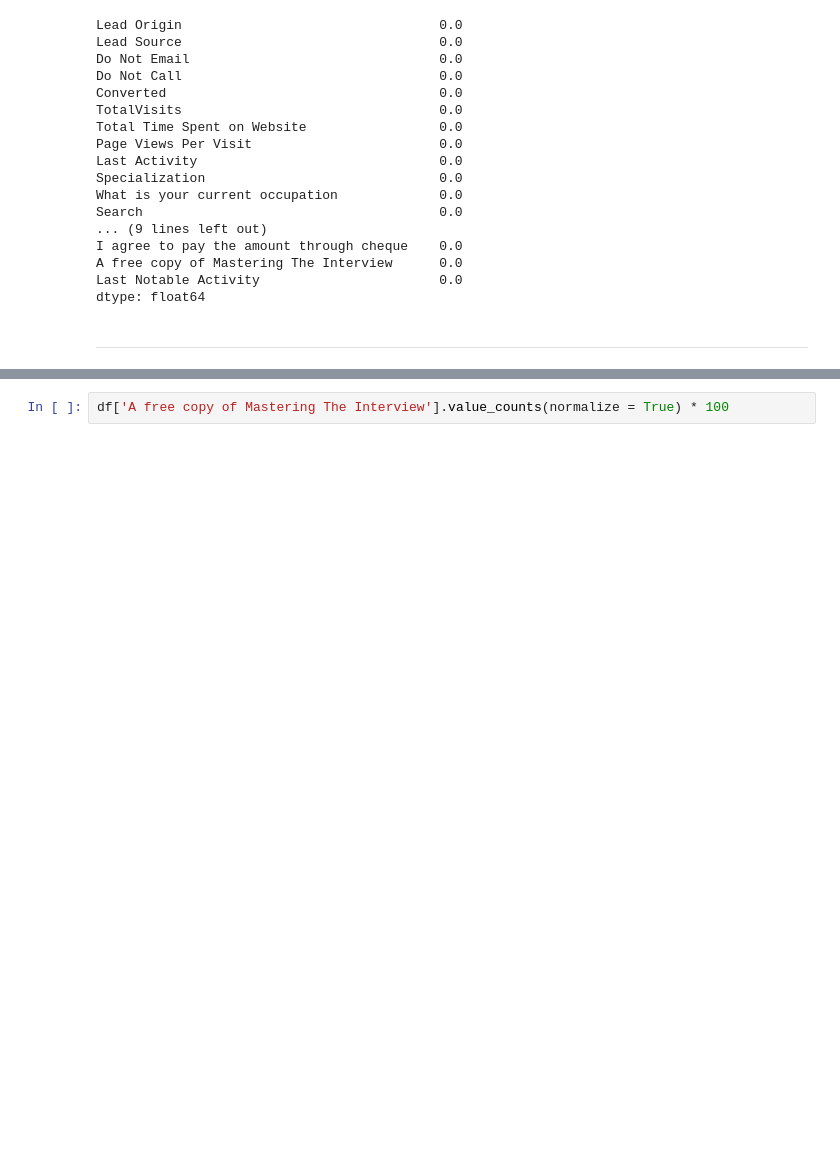
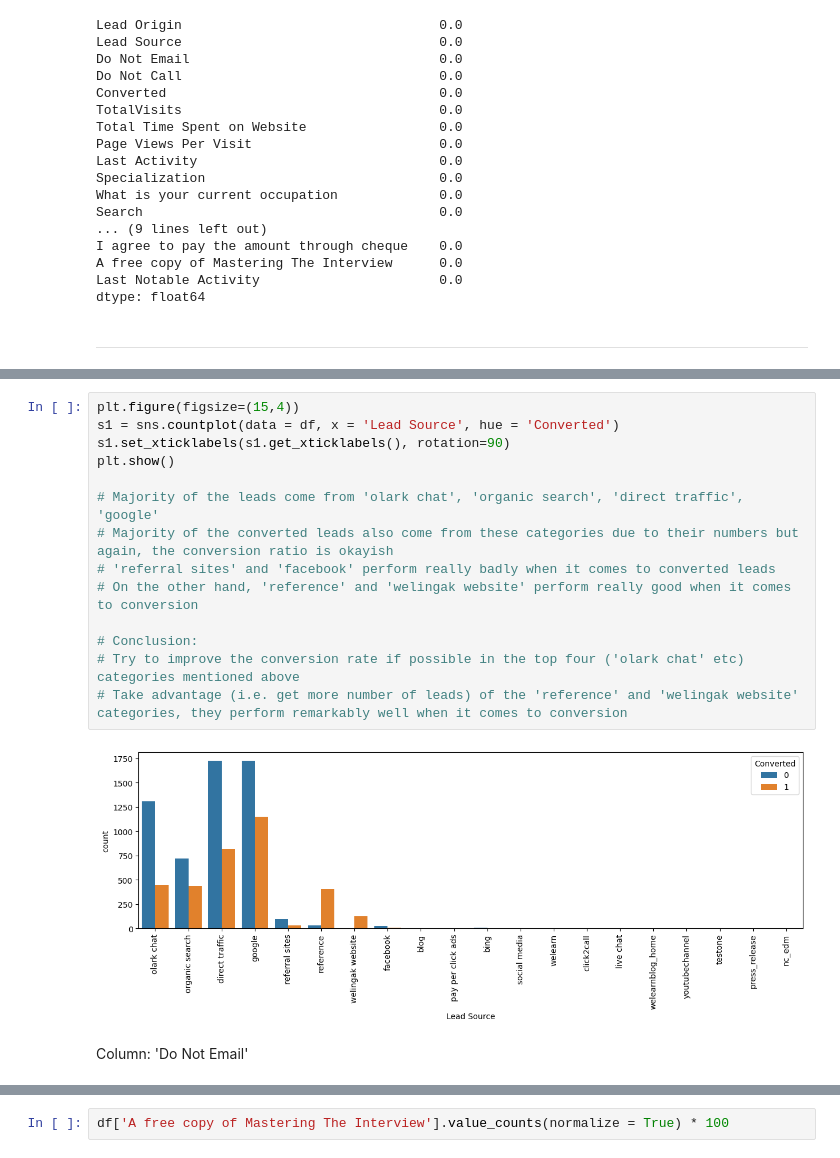
Before and after one commit to Sahil1776/Lead-Scoring-Case-Study, a Jupyter notebook: Model.ipynb, the cells around one changed output, grey strips where cells are left out. Saved outputs shown, nothing was run; the diff lists cells and outputs as text; blank space fills up the shorter version.

```diff
--- a/Model.ipynb
+++ b/Model.ipynb
@@ -436,0 +521,18 @@ array(['api', 'landing page submission', 'lead add form', 'lead import',
+# %%
+plt.figure(figsize=(15,4))
+s1 = sns.countplot(data = df, x = 'Lead Source', hue = 'Converted')
+s1.set_xticklabels(s1.get_xticklabels(), rotation=90)
+plt.show()
+
+# Majority of the leads come from 'olark chat', 'organic search', 'direct traffic', 'google'
+# Majority of the converted leads also come from these categories due to their numbers but again, the conversion ratio is okayish
+# 'referral sites' and 'facebook' perform really badly when it comes to converted leads
+# On the other hand, 'reference' and 'welingak website' perform really good when it comes to conversion
+
+# Conclusion:
+# Try to improve the conversion rate if possible in the top four ('olark chat' etc) categories mentioned above
+# Take advantage (i.e. get more number of leads) of the 'reference' and 'welingak website' categories, they perform remarkably well when it comes to conversion
+# %% [output]
+[figure, added]
+# %% [markdown]
+Column: 'Do Not Email'
```
Also changed, not shown: parts of 93 cells of this notebook.
